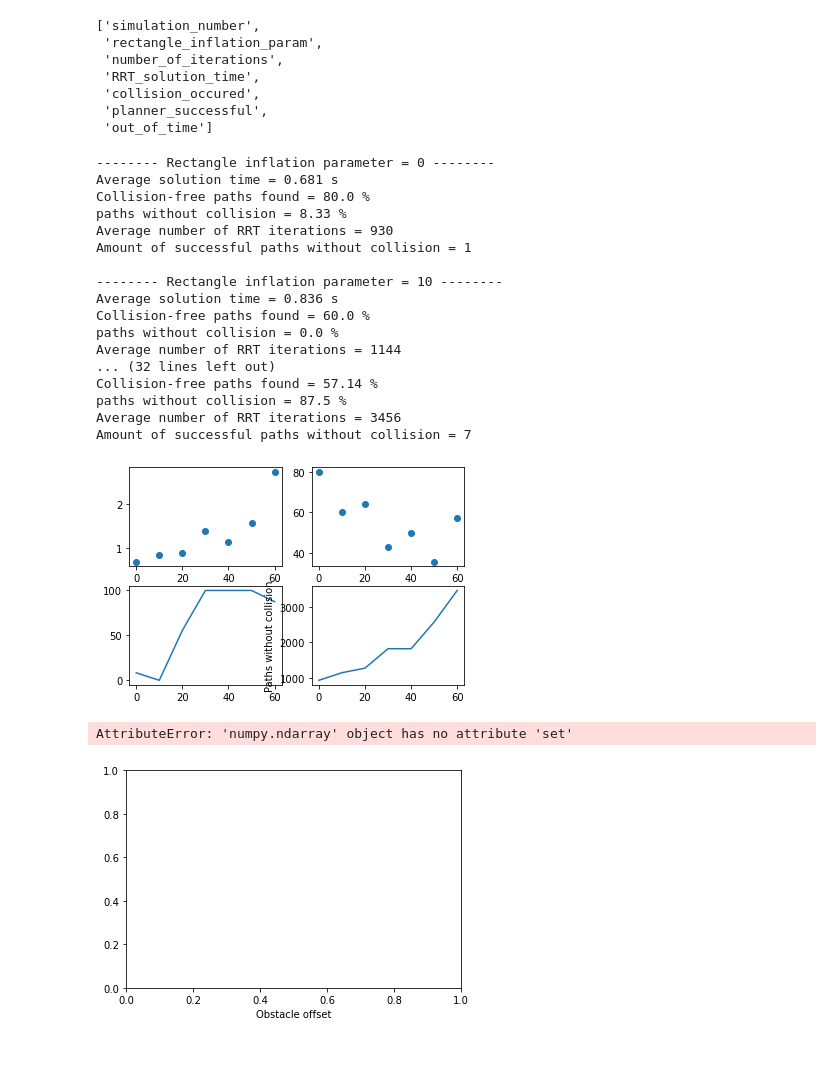
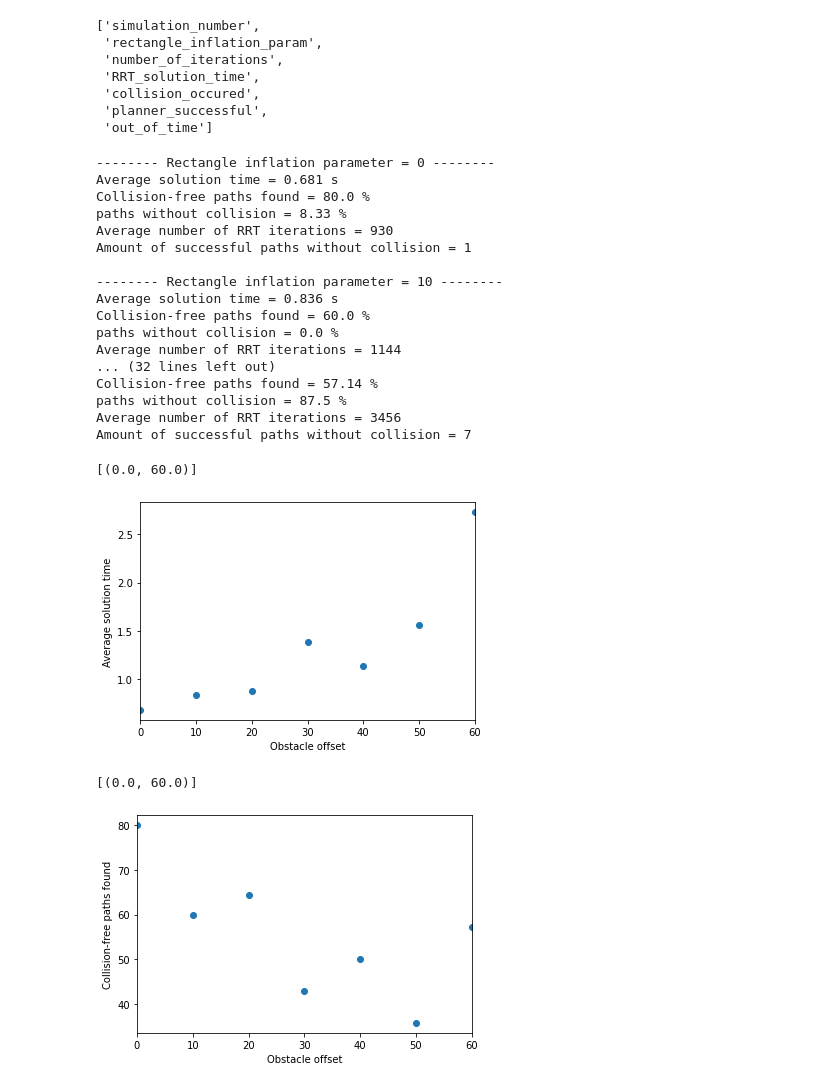
Before and after one commit to Alxkory/PMD_Project_group2, a Jupyter notebook: Testing notebook.ipynb, the cells around one changed output. Cells and saved outputs as stored; diff of their text form; code cells hidden in the pictures; blank space fills up the shorter version.

```diff
--- a/Testing notebook.ipynb
+++ b/Testing notebook.ipynb
@@ -261,35 +261,9 @@ for i in offsets: # 0, 10, ..., 60
     average_its.append(average_it)
 
 
-# plot
-fig, ax = plt.subplots()
-
-# ax.scatter(offsets, average_ts)
-# plt.ylabel('Average solution time')
-
-
-# ax.scatter(offsets, planner_successfuls)
-# plt.ylabel('Collision-free paths found')
-
-ax.plot(offsets, no_collisions)
-plt.ylabel('Paths without collision')
-
-# ax.plot(offsets, average_its)
-# plt.show('Average number of RRT iterations')
-
-
-plt.xlabel('Obstacle offset')
-ax.set(xlim=(0, 60))
 
 
 
-# plt.plot(x, y)
-# plt.plot(y, x, label = "line 2")
-# plt.legend()
-
-
-# print(results)
-
 # 10x20
 # 19 max afmeting auto middelpunt tot hoek
 # %% [output]
@@ -310,6 +284,27 @@ Collision-free paths found = 57.14 %
 paths without collision = 87.5 %
 Average number of RRT iterations = 3456
 Amount of successful paths without collision = 7
-[figure, removed]
-AttributeError: 'numpy.ndarray' object has no attribute 'set'
-[figure, removed]
+# %%
+# plot
+fig, ax = plt.subplots()
+
+ax.scatter(offsets, average_ts)
+plt.ylabel('Average solution time')
+
+plt.xlabel('Obstacle offset')
+ax.set(xlim=(0, 60))
+# %% [output]
+[(0.0, 60.0)]
+[figure, added]
+# %%
+# plot
+fig, ax = plt.subplots()
+
+ax.scatter(offsets, planner_successfuls)
+plt.ylabel('Collision-free paths found')
+
+plt.xlabel('Obstacle offset')
+ax.set(xlim=(0, 60))
+# %% [output]
+[(0.0, 60.0)]
+[figure, added]
```
Also changed, not shown: parts of 2 cells of this notebook.
